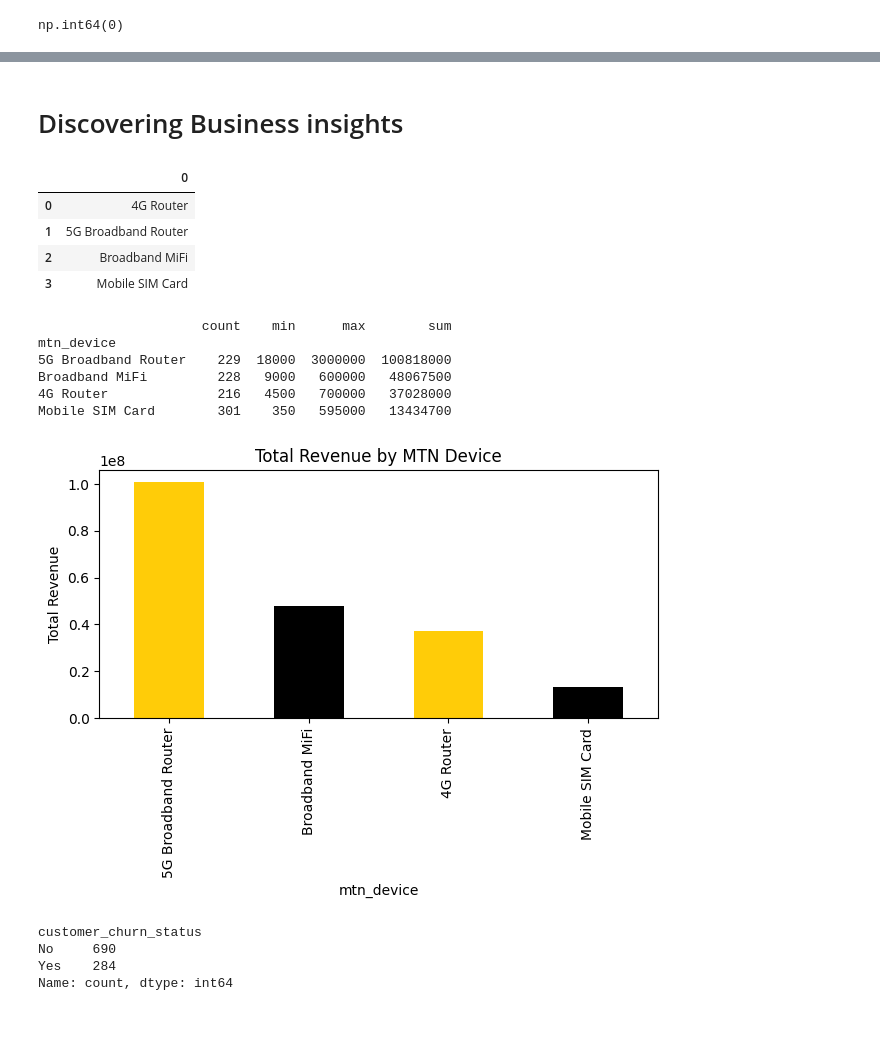
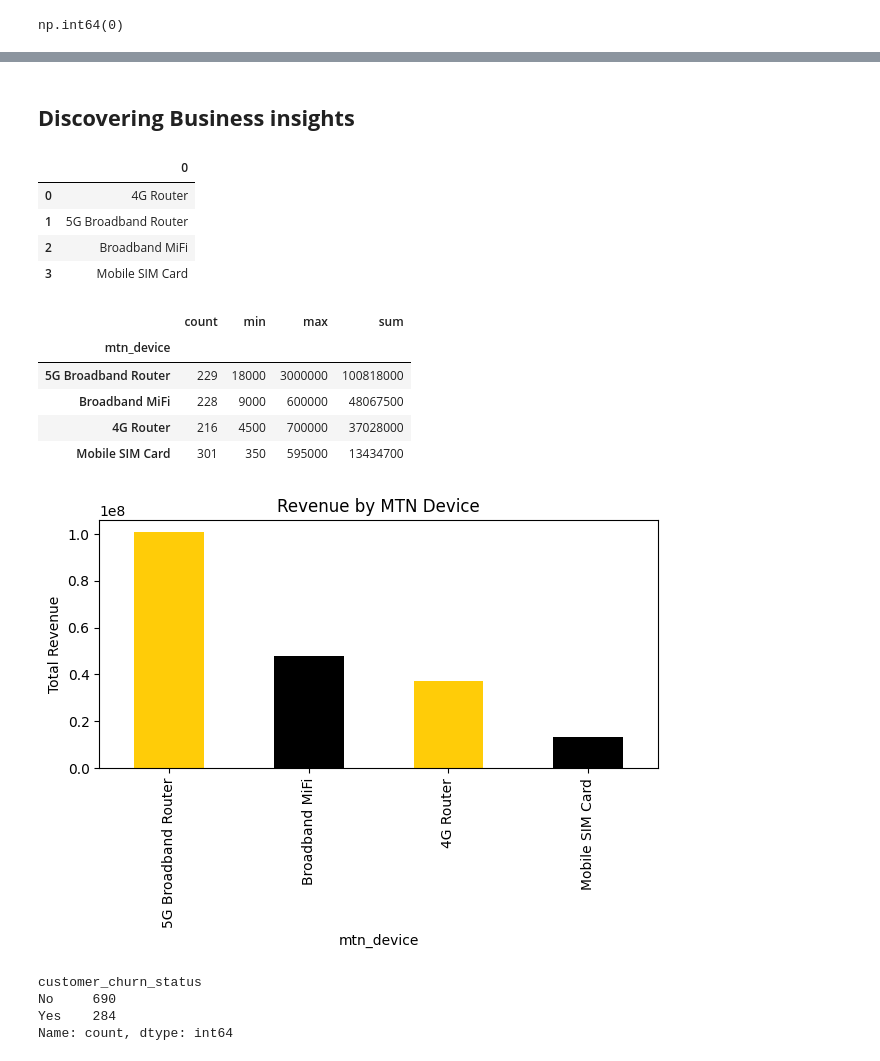
Before and after one commit to Jonc29/DATA-ANALYSIS, a Jupyter notebook: MTN Customer Churn Analysis and Prediction.ipynb, the cells around one changed output, grey strips where cells are left out. Drawn from its saved outputs; the diff is of its cells as text; code cells hidden in the pictures; blank space fills up the shorter version.

```diff
--- a/MTN Customer Churn Analysis and Prediction.ipynb
+++ b/MTN Customer Churn Analysis and Prediction.ipynb
@@ -113,5 +109,5 @@ To explore the data and find relevant business insights.
 # %% [markdown]
-# Discovering Business insights
+## **Discovering Business insights**
 # %%
 #to group the DataFrame by the 'mtn_device' column
 product_type = df.groupby("mtn_device")
@@ -128,20 +129,22 @@ pd.DataFrame(product_type.groups.keys())
+# %%
+#To find revenue generaated from each Product
+#and Summarizing and finding out the total sum of revenue generated from each product type
+product_summary = product_type["total_revenue"].agg(['count','min', 'max', 'sum']).sort_values(by='sum', ascending=False)
+frame(product_summary)
+# %% [output]
+|  | count | min | max | sum |
+| mtn_device |  |  |  |  |
+| 5G Broadband Router | 229 | 18000 | 3000000 | 100818000 |
+| Broadband MiFi | 228 | 9000 | 600000 | 48067500 |
+| 4G Router | 216 | 4500 | 700000 | 37028000 |
+| Mobile SIM Card | 301 | 350 | 595000 | 13434700 |
 # %%
-# To return the first row of each group
-#product_type.first()
-#And Summarizing and finding out the total sum of revenue generated from each product type
-product_summary = product_type["total_revenue"].agg(['count','min', 'max', 'sum']).sort_values(by='sum', ascending=False)
-print(product_summary)
-product_summary['sum'].plot(kind='bar', ylabel='Total Revenue', title= 'Total Revenue by MTN Device',color=["#FFCC08","black"])
+#to visualize the Revenue generated
+product_summary['sum'].plot(kind='bar', ylabel='Total Revenue', title= 'Revenue by MTN Device',color=["#FFCC08","black"])
 plt.tight_layout()
 plt.show()
 # %% [output]
-                     count    min      max        sum
-mtn_device
-5G Broadband Router    229  18000  3000000  100818000
-Broadband MiFi         228   9000   600000   48067500
-4G Router              216   4500   700000   37028000
-Mobile SIM Card        301    350   595000   13434700
-[figure, old version]
+[figure, new version]
 # %%
 #to show the count of each customer churn status (Yes/No)
 print(churn_status.value_counts())
```
Also changed, not shown: parts of 32 cells of this notebook, 2 other files.
